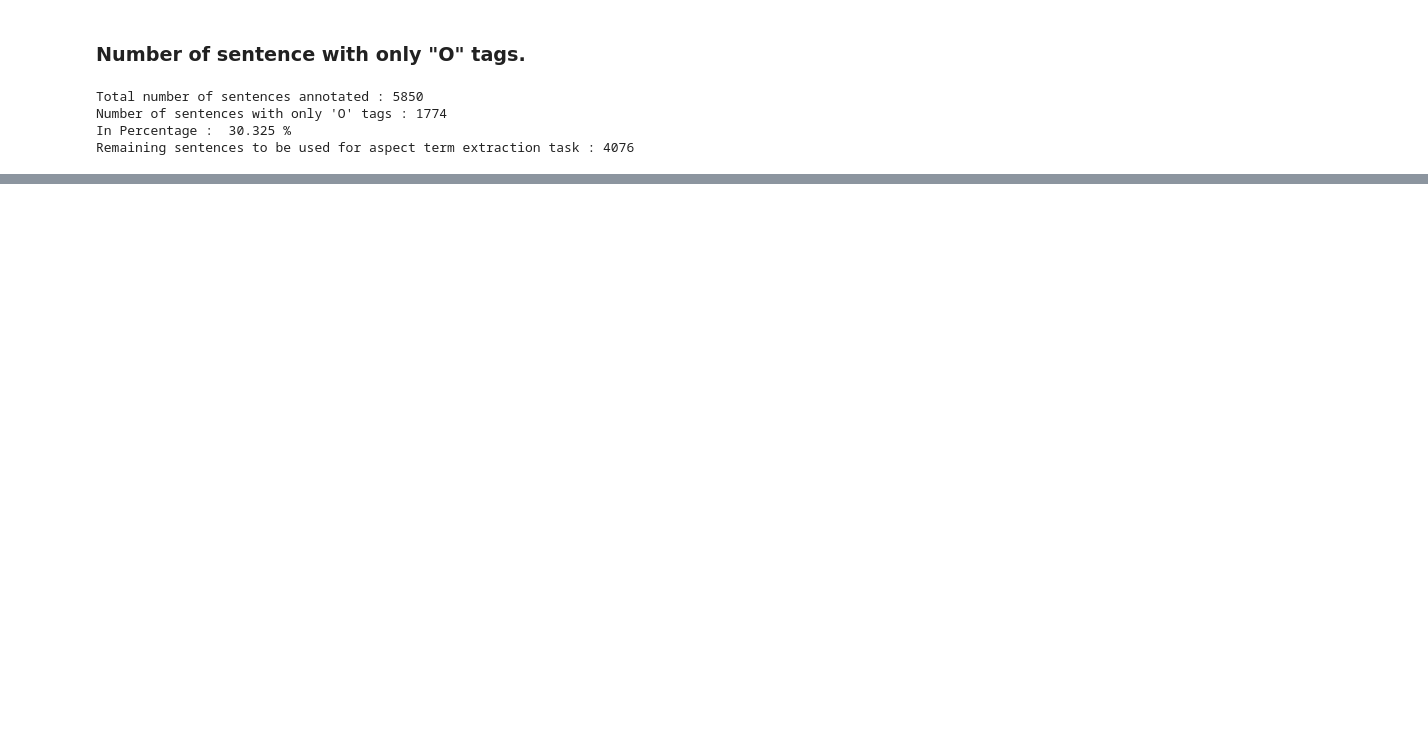
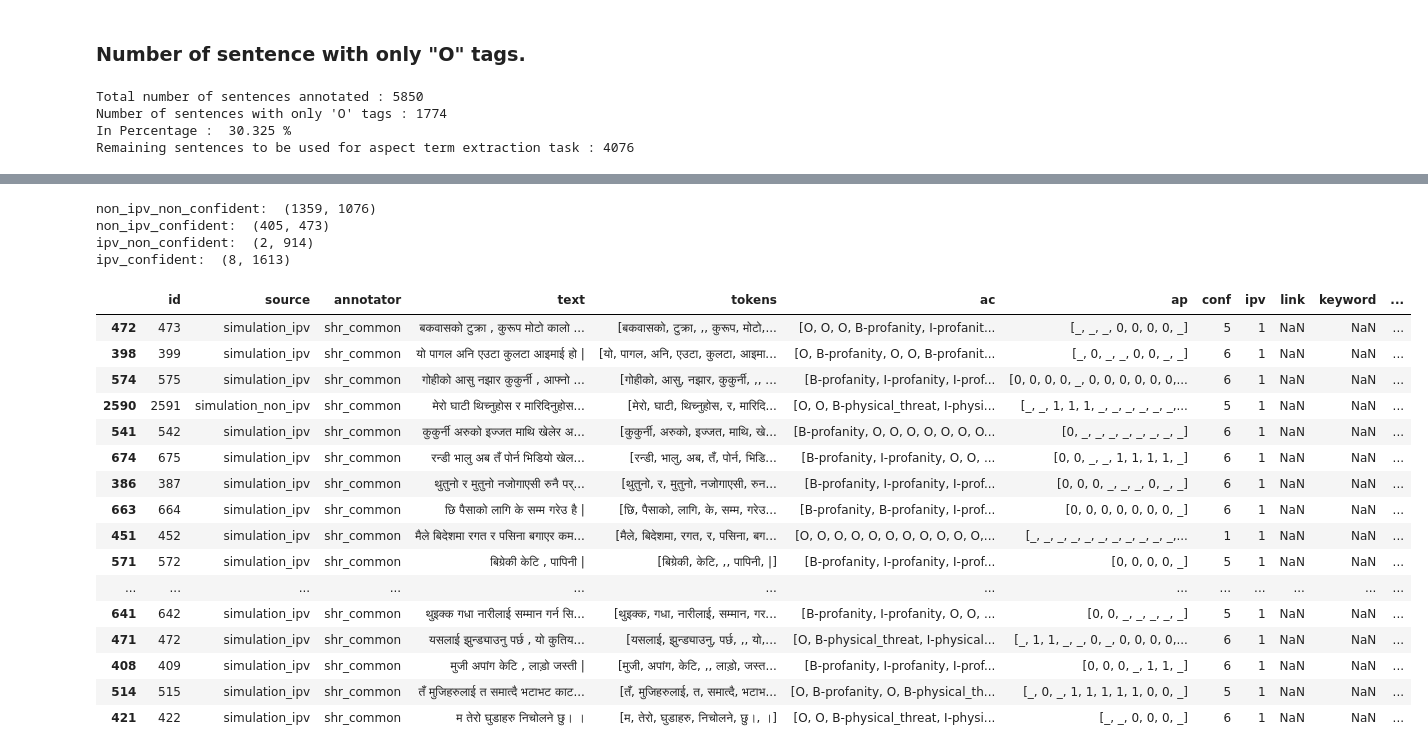
Before and after one commit to naamiinepal/IPV-detection, a Jupyter notebook: annotation/notebooks_annotation/analysis_overall.ipynb, the cells around one changed output, grey strips where cells are left out. Saved outputs shown, nothing was run; the diff lists cells and outputs as text; code cells hidden in the pictures; blank space fills up the shorter version.

```diff
--- a/annotation/notebooks_annotation/analysis_overall.ipynb
+++ b/annotation/notebooks_annotation/analysis_overall.ipynb
@@ -139,0 +156,3 @@ Remaining sentences to be used for aspect term extraction task : 4076
+# %%
+df['conf'].replace({"_" : 1}, inplace = True)
+df['conf'] = df['conf'].astype(int)
@@ -139,0 +165,3 @@ Remaining sentences to be used for aspect term extraction task : 4076
+# %%
+ipv_examples = df[df['ipv'] == 1]
+ipv_examples.shape
@@ -139,0 +184,5 @@ Remaining sentences to be used for aspect term extraction task : 4076
+# %%
+threshold = 7
+# %%
+ipv_non_confident = ipv_examples[ipv_examples['conf'] < threshold]
+ipv_non_confident.shape
@@ -139,0 +271,31 @@ Remaining sentences to be used for aspect term extraction task : 4076
+# %%
+print("non_ipv_non_confident: ", find_num_O_tags(non_ipv_non_confident))
+print("non_ipv_confident: ", find_num_O_tags(non_ipv_confident))
+
+print("ipv_non_confident: ", find_num_O_tags(ipv_non_confident))
+print("ipv_confident: ", find_num_O_tags(ipv_confident))
+# %% [output]
+non_ipv_non_confident:  (1359, 1076)
+non_ipv_confident:  (405, 473)
+ipv_non_confident:  (2, 914)
+ipv_confident:  (8, 1613)
+# %%
+a = ipv_non_confident[ipv_non_confident['annotator'] == 'shr_common'].sample(50)
+# %% [output]
+|  | id | source | annotator | text | tokens | ac | ap | conf | ipv | link | keyword | ... |
+| 472 | 473 | simulation_ipv | shr_common | बकवासको टुक्रा , कुरूप मोटो कालो ... | [बकवासको, टुक्रा, ,, कुरूप, मोटो,... | [O, O, O, B-profanity, I-profanit... | [_, _, _, 0, 0, 0, 0, _] | 5 | 1 | NaN | NaN | ... |
+| 398 | 399 | simulation_ipv | shr_common | यो पागल अनि एउटा कुलटा आइमाई हो | | [यो, पागल, अनि, एउटा, कुलटा, आइमा... | [O, B-profanity, O, O, B-profanit... | [_, 0, _, _, 0, 0, _, _] | 6 | 1 | NaN | NaN | ... |
+| 574 | 575 | simulation_ipv | shr_common | गोहीको आसु नझार कुकुर्नी , आफ्नो ... | [गोहीको, आसु, नझार, कुकुर्नी, ,, ... | [B-profanity, I-profanity, I-prof... | [0, 0, 0, 0, _, 0, 0, 0, 0, 0, 0,... | 6 | 1 | NaN | NaN | ... |
+| 2590 | 2591 | simulation_non_ipv | shr_common | मेरो घाटी थिच्नुहोस र मारिदिनुहोस... | [मेरो, घाटी, थिच्नुहोस, र, मारिदि... | [O, O, B-physical_threat, I-physi... | [_, _, 1, 1, 1, _, _, _, _, _, _,... | 5 | 1 | NaN | NaN | ... |
+| 541 | 542 | simulation_ipv | shr_common | कुकुर्नी अरुको इज्जत माथि खेलेर अ... | [कुकुर्नी, अरुको, इज्जत, माथि, खे... | [B-profanity, O, O, O, O, O, O, O... | [0, _, _, _, _, _, _, _, _] | 6 | 1 | NaN | NaN | ... |
+| 674 | 675 | simulation_ipv | shr_common | रन्डी भालु अब तँ पोर्न भिडियो खेल... | [रन्डी, भालु, अब, तँ, पोर्न, भिडि... | [B-profanity, I-profanity, O, O, ... | [0, 0, _, _, 1, 1, 1, 1, _] | 6 | 1 | NaN | NaN | ... |
+| 386 | 387 | simulation_ipv | shr_common | थुतुनो र मुतुनो नजोगाएसी रुनै पर्... | [थुतुनो, र, मुतुनो, नजोगाएसी, रुन... | [B-profanity, I-profanity, I-prof... | [0, 0, 0, _, _, _, 0, _, _] | 6 | 1 | NaN | NaN | ... |
+| 663 | 664 | simulation_ipv | shr_common | छि पैसाको लागि के सम्म गरेउ है | | [छि, पैसाको, लागि, के, सम्म, गरेउ... | [B-profanity, B-profanity, I-prof... | [0, 0, 0, 0, 0, 0, 0, _] | 6 | 1 | NaN | NaN | ... |
+| 451 | 452 | simulation_ipv | shr_common | मैले बिदेशमा रगत र पसिना बगाएर कम... | [मैले, बिदेशमा, रगत, र, पसिना, बग... | [O, O, O, O, O, O, O, O, O, O, O,... | [_, _, _, _, _, _, _, _, _, _, _,... | 1 | 1 | NaN | NaN | ... |
+| 571 | 572 | simulation_ipv | shr_common | बिग्रेकी केटि , पापिनी | | [बिग्रेकी, केटि, ,, पापिनी, |] | [B-profanity, I-profanity, I-prof... | [0, 0, 0, 0, _] | 5 | 1 | NaN | NaN | ... |
+| ... | ... | ... | ... | ... | ... | ... | ... | ... | ... | ... | ... | ... |
+| 641 | 642 | simulation_ipv | shr_common | थुइक्क गधा नारीलाई सम्मान गर्न सि... | [थुइक्क, गधा, नारीलाई, सम्मान, गर... | [B-profanity, I-profanity, O, O, ... | [0, 0, _, _, _, _, _] | 5 | 1 | NaN | NaN | ... |
+| 471 | 472 | simulation_ipv | shr_common | यसलाई झुन्ड्याउनु पर्छ , यो कुतिय... | [यसलाई, झुन्ड्याउनु, पर्छ, ,, यो,... | [O, B-physical_threat, I-physical... | [_, 1, 1, _, _, 0, _, 0, 0, 0, 0,... | 6 | 1 | NaN | NaN | ... |
+| 408 | 409 | simulation_ipv | shr_common | मुजी अपांग केटि , लाड़ो जस्ती | | [मुजी, अपांग, केटि, ,, लाड़ो, जस्त... | [B-profanity, I-profanity, I-prof... | [0, 0, 0, _, 1, 1, _] | 6 | 1 | NaN | NaN | ... |
+| 514 | 515 | simulation_ipv | shr_common | तँ मुजिहरुलाई त समात्दै भटाभट काट... | [तँ, मुजिहरुलाई, त, समात्दै, भटाभ... | [O, B-profanity, O, B-physical_th... | [_, 0, _, 1, 1, 1, 1, 1, 0, 0, _] | 5 | 1 | NaN | NaN | ... |
+| 421 | 422 | simulation_ipv | shr_common | म तेरो घुडाहरु निचोलने छु। । | [म, तेरो, घुडाहरु, निचोलने, छु।, ।] | [O, O, B-physical_threat, I-physi... | [_, _, 0, 0, 0, _] | 6 | 1 | NaN | NaN | ... |
```
Also changed, not shown: parts of 24 cells of this notebook.
